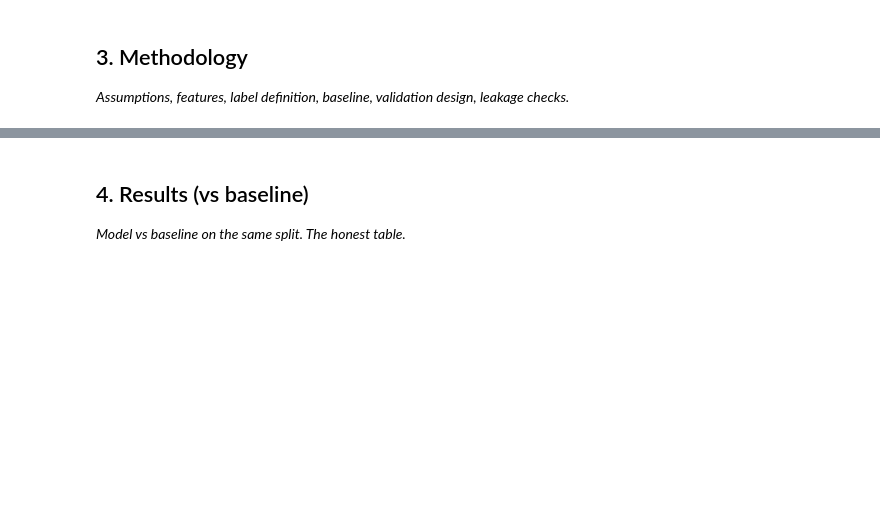
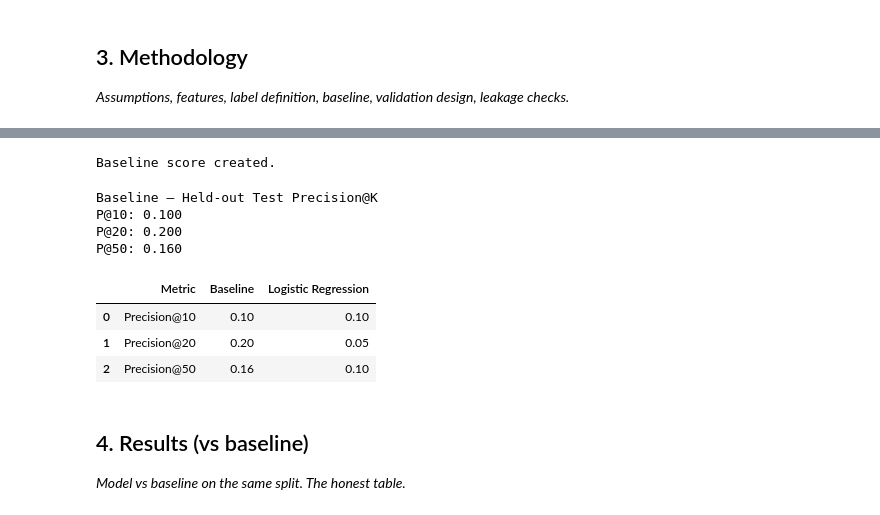
Before and after one commit to Ramy99999999/Flyrank-machine-learning-internship, a Jupyter notebook: work/notebooks/capstone.ipynb, the cells around one changed output, grey strips where cells are left out. Saved outputs shown, nothing was run; the diff lists cells and outputs as text; code cells hidden in the pictures; blank space fills up the shorter version.

```diff
--- a/work/notebooks/capstone.ipynb
+++ b/work/notebooks/capstone.ipynb
@@ -21,3 +628,65 @@ This skeleton is yours to fill. Work the sections **in order** — each one has
+# %%
+modeling_df["baseline_score"] = (
+    1 / np.log1p(modeling_df["gsc_impressions_feb"])
+)
+
+print("Baseline score created.")
+# %% [output]
+Baseline score created.
+# %%
+test_baseline_scores = modeling_df.loc[
+    X_test.index,
+    "baseline_score"
+]
+
+baseline_test_results = {
+    "P@10": precision_at_k_predictions(
+        y_test,
+        test_baseline_scores,
+        10
+    ),
+    "P@20": precision_at_k_predictions(
+        y_test,
+        test_baseline_scores,
+        20
+    ),
+    "P@50": precision_at_k_predictions(
+        y_test,
+        test_baseline_scores,
+        50
+    ),
+}
+
+print("Baseline — Held-out Test Precision@K")
+
+for k, value in baseline_test_results.items():
+    print(f"{k}: {value:.3f}")
+# %% [output]
+Baseline — Held-out Test Precision@K
+P@10: 0.100
+P@20: 0.200
+P@50: 0.160
+# %%
+comparison = pd.DataFrame({
+    "Metric": ["Precision@10", "Precision@20", "Precision@50"],
+    "Baseline": [
+        baseline_test_results["P@10"],
+        baseline_test_results["P@20"],
+        baseline_test_results["P@50"],
+    ],
+    "Logistic Regression": [
+        model_results["P@10"],
+        model_results["P@20"],
+        model_results["P@50"],
+    ],
+})
+
+comparison
+# %% [output]
+|  | Metric | Baseline | Logistic Regression |
+| 0 | Precision@10 | 0.10 | 0.10 |
+| 1 | Precision@20 | 0.20 | 0.05 |
+| 2 | Precision@50 | 0.16 | 0.10 |
 # %% [markdown]
 ## 4. Results (vs baseline)
 
```
Also changed, not shown: parts of 32 cells of this notebook.
